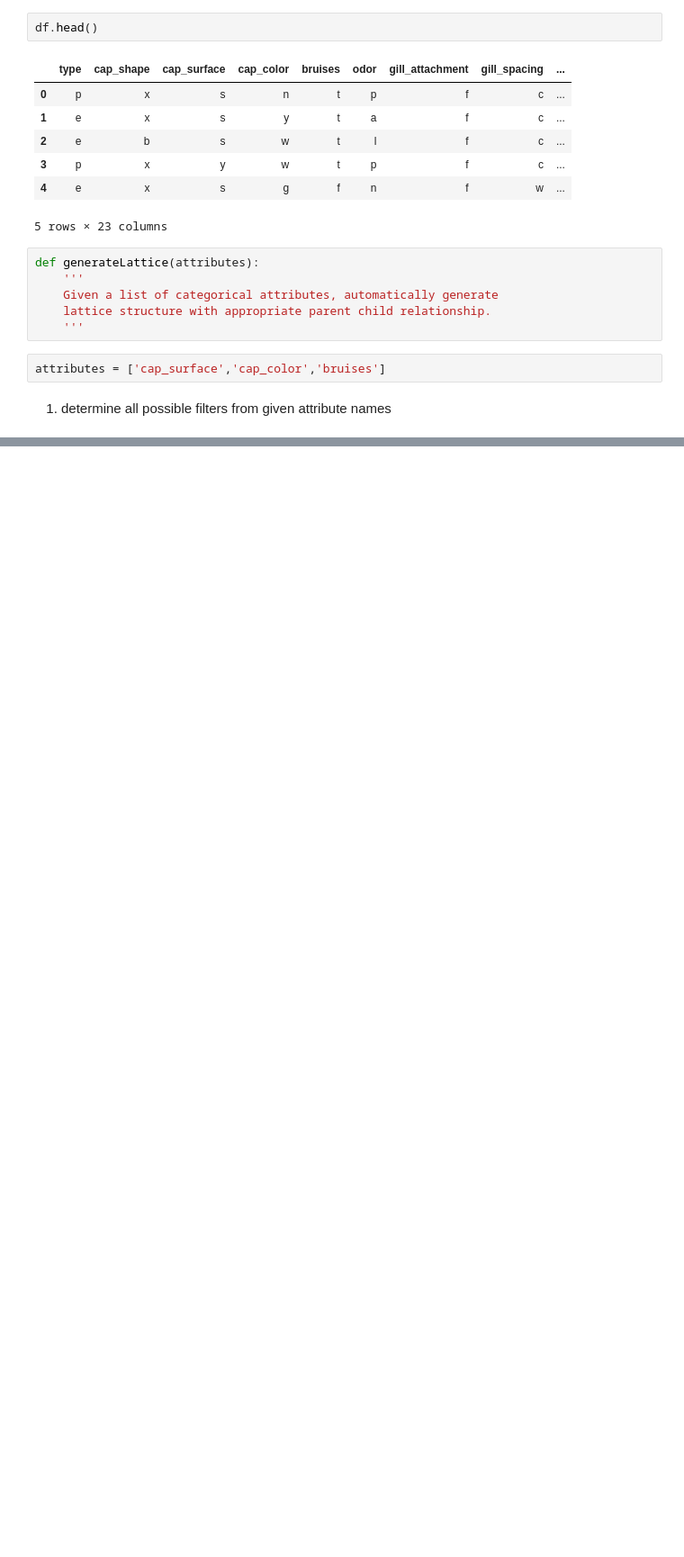
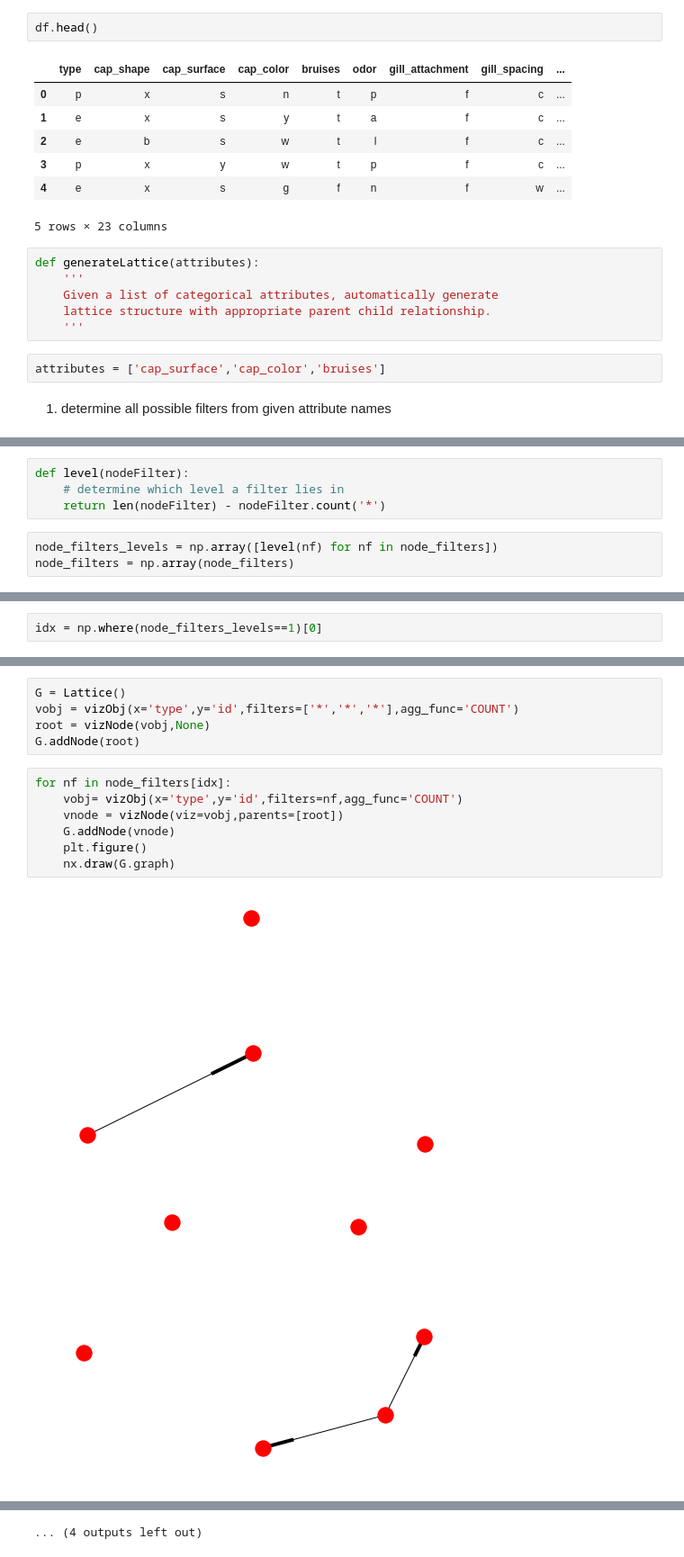
Before and after one commit to dorisjlee/viz-summarization, a Jupyter notebook: ipynb/Naive_lattice_traversal_approach.ipynb, the cells around one changed output, grey strips where cells are left out. Shown at 90% size. Cells and saved outputs as stored; diff of their text form; blank space fills up the shorter version.

Commit message:
modifications to lattice data structure

```diff
--- a/ipynb/Naive_lattice_traversal_approach.ipynb
+++ b/ipynb/Naive_lattice_traversal_approach.ipynb
@@ -74,0 +72,7 @@ executeQuery(query)
+# %%
+def level(nodeFilter):
+    # determine which level a filter lies in
+    return len(nodeFilter) - nodeFilter.count('*')
+# %%
+node_filters_levels = np.array([level(nf) for nf in node_filters])
+node_filters = np.array(node_filters)
@@ -74,0 +84,2 @@ executeQuery(query)
+# %%
+idx = np.where(node_filters_levels==1)[0]
@@ -74,0 +100,15 @@ executeQuery(query)
+# %%
+G = Lattice()
+vobj = vizObj(x='type',y='id',filters=['*','*','*'],agg_func='COUNT')
+root = vizNode(vobj,None)
+G.addNode(root)
+# %%
+for nf in node_filters[idx]:
+    vobj= vizObj(x='type',y='id',filters=nf,agg_func='COUNT')
+    vnode = vizNode(viz=vobj,parents=[root])
+    G.addNode(vnode)
+    plt.figure()
+    nx.draw(G.graph)
+# %% [output]
+[figure, added]
+[figure, added]
@@ -74,0 +125 @@ executeQuery(query)
+... (4 outputs left out)
```
Also changed, not shown: parts of 23 cells of this notebook, 4 other files.
